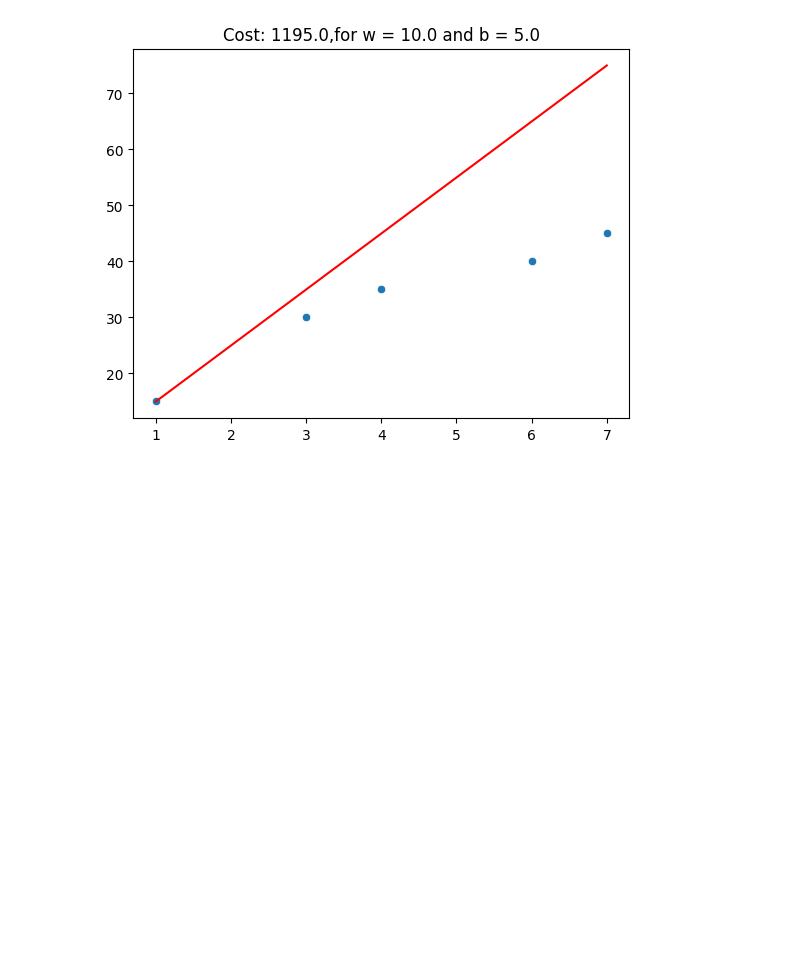
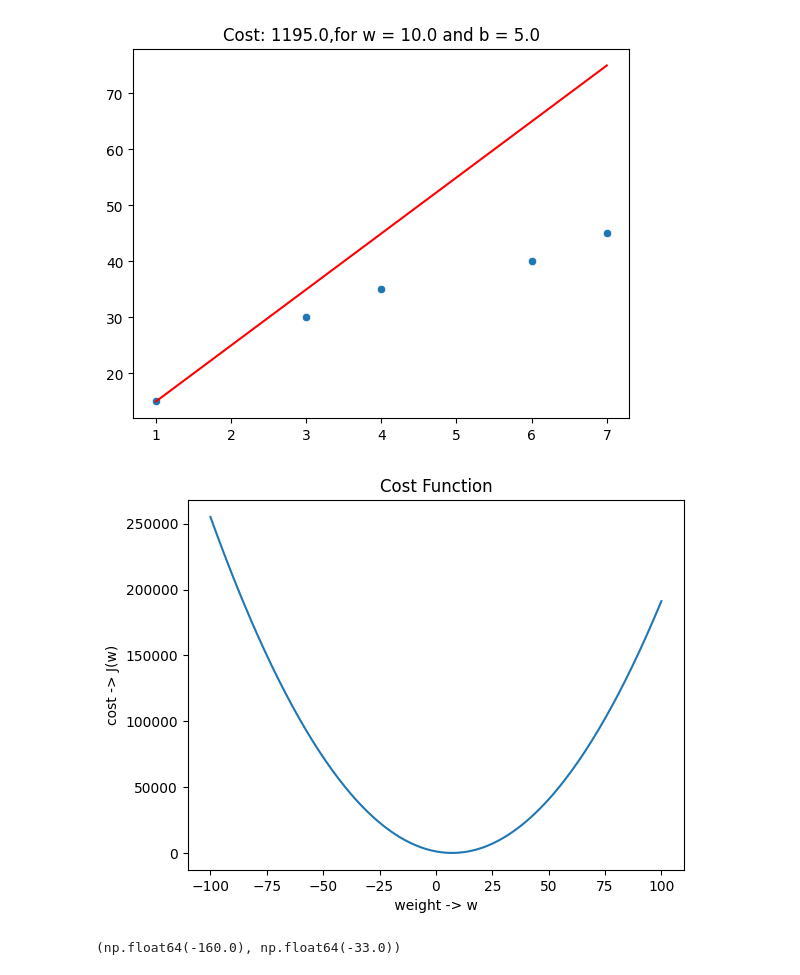
Before and after one commit to roybipro/AI-ML-learning-Phitron, a Jupyter notebook: machine-learning/week-03-Intro-to-ML-Linear-and-Logisric-Regression/simple-linear-regration.ipynb, the cells around one changed output. Saved outputs shown, nothing was run; the diff lists cells and outputs as text; code cells hidden in the pictures; blank space fills up the shorter version.

Commit message:
learn: week 3 simeple linear regration and gradient descet

```diff
--- a/machine-learning/week-03-Intro-to-ML-Linear-and-Logisric-Regression/simple-linear-regration.ipynb
+++ b/machine-learning/week-03-Intro-to-ML-Linear-and-Logisric-Regression/simple-linear-regration.ipynb
@@ -89,3 +89,20 @@ plt.title(f"Cost: {compute_cost(x, y, w= 0, b= 0)},for w = {w} and b = {b}")
 [15. 35. 45. 65. 75.]
 Text(0.5, 1.0, 'Cost: 1195.0,for w = 10.0 and b = 5.0')
 [figure]
+# %%
+w = []
+cost = []
+
+# w-> -100 to 101
+for i in range(-100, 101):
+    cost_i = compute_cost(x, y, w= i, b= 0)
+    w.append(i)
+    cost.append(cost_i)
+
+plt.plot(w, cost)
+plt.xlabel(" weight -> w ")
+plt.ylabel("cost -> J(w)")
+plt.title("Cost Function")
+plt.show()
+# %% [output]
+[figure, added]
@@ -91,0 +127,4 @@ Text(0.5, 1.0, 'Cost: 1195.0,for w = 10.0 and b = 5.0')
+# %%
+calculate_gradient(x, y, w= 0, b= 0)
+# %% [output]
+(np.float64(-160.0), np.float64(-33.0))
```
Also changed, not shown: parts of 5 cells of this notebook.
